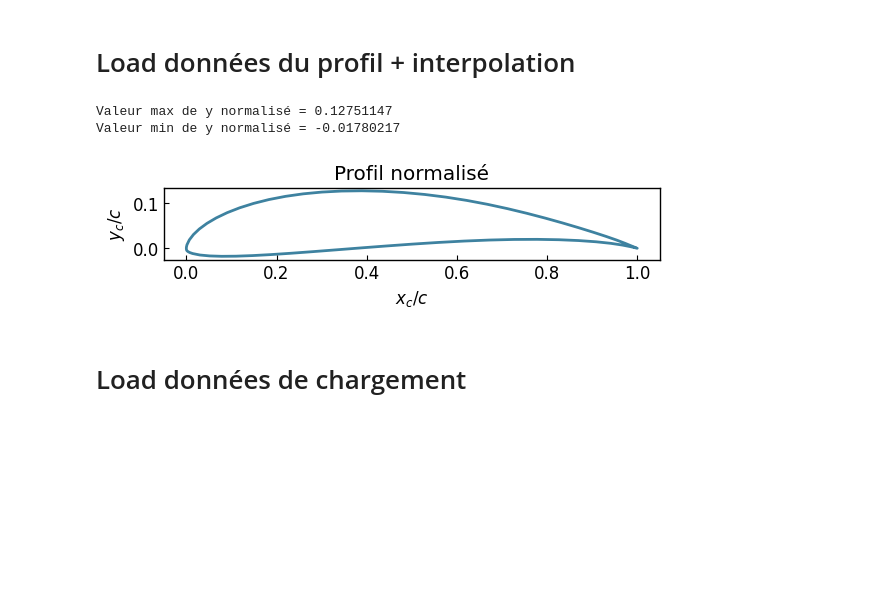
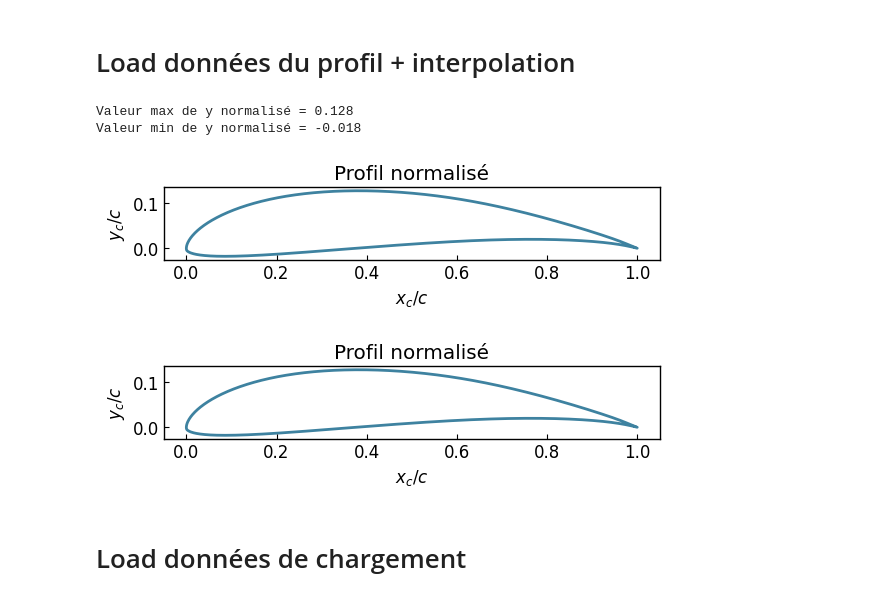
Before and after one commit to Oddball777/etude_cas_rdm, a Jupyter notebook: etude_cas_rdm/main.ipynb, the cells around one changed output. Saved outputs shown, nothing was run; the diff lists cells and outputs as text; code cells hidden in the pictures; blank space fills up the shorter version.

```diff
--- a/etude_cas_rdm/main.ipynb
+++ b/etude_cas_rdm/main.ipynb
@@ -11,50 +11,51 @@ from pydantic import BaseModel, validate_call, Field # pip install pydantic
 # Load données du profil + interpolation
 # %%
 # Faire interpolation ou pas?
-interpoler = False
+interpoler = True
 
 # Load les données du profil
 profile_full_data = sg.read_csv("profile.csv")
 x_original = profile_full_data['x'].values
 y_original = profile_full_data['y'].values
 x_original = np.array(x_original)
 y_original = np.array(y_original)
 
 
 if interpoler:
     num_points = 1000
 
-    t = np.zeros(x_original.shape) # paramétrisation
-    t[1:] = np.sqrt((x_original[1:] - x_original[:-1])**2 + (y_original[1:] - y_original[:-1])**2).cumsum()
-    t_total = t[-1]
-    spline_t = np.linspace(0, t_total, num_points)
+    s = np.zeros(x_original.shape) # paramétrisation
+    s[1:] = np.sqrt((x_original[1:] - x_original[:-1])**2 + (y_original[1:] - y_original[:-1])**2).cumsum()
+    s_total = s[-1]
+    spline_t = np.linspace(0, s_total, num_points)
 
-    spline_x = CubicSpline(t, x_original)
-    spline_y = CubicSpline(t, y_original)
+    spline_x = CubicSpline(s, x_original)
+    spline_y = CubicSpline(s, y_original)
 
     x_profile = spline_x(spline_t) # type: np.ndarray
     y_profile = spline_y(spline_t) # type: np.ndarray
 else:
     x_profile = x_original # type: np.ndarray
     y_profile = y_original # type: np.ndarray
 
 # Trouver les valeurs max et min de y
 y_max_norm = max(y_profile)
 y_min_norm = min(y_profile)
-print(f"Valeur max de y normalisé = {y_max_norm}")
-print(f"Valeur min de y normalisé = {y_min_norm}")
+print(f"Valeur max de y normalisé = {y_max_norm:.3f}")
+print(f"Valeur min de y normalisé = {y_min_norm:.3f}")
 
 # Graphique du profil
 curve_v = gl.Curve(x_profile, y_profile)
 fig = gl.Figure(x_label=r'$x_c/c$', y_label=r'$y_c/c$', title='Profil normalisé')
 fig.add_elements(curve_v)
 fig._prepare_figure()
 fig._axes.set_aspect('equal')
 fig._figure
 # %% [output]
-Valeur max de y normalisé = 0.12751147
-Valeur min de y normalisé = -0.01780217
+Valeur max de y normalisé = 0.128
+Valeur min de y normalisé = -0.018
 [figure]
+[figure, added]
 # %% [markdown]
 # Load données de chargement
 # %%
```
Also changed, not shown: parts of 8 cells of this notebook.
